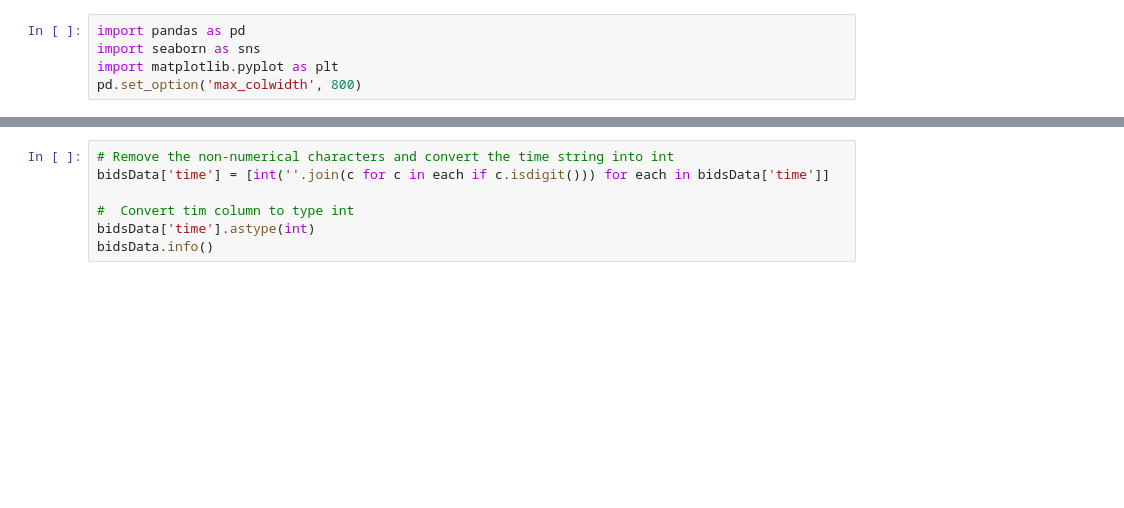
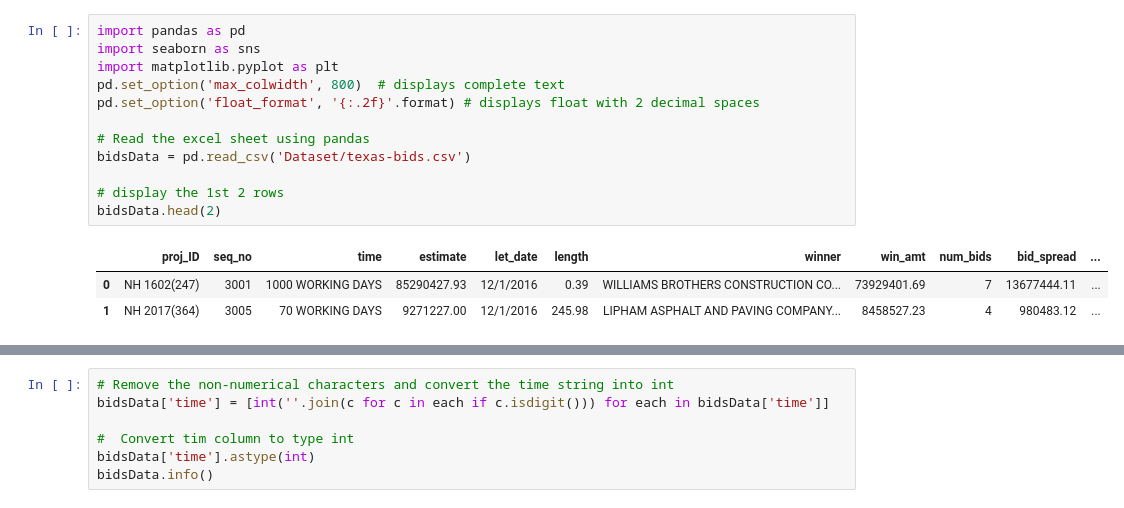
Before and after one commit to ruchigarg-DS/texas-bid-prediction, a Jupyter notebook: EDA.ipynb, the cells around one changed output, grey strips where cells are left out. Saved outputs shown, nothing was run; the diff lists cells and outputs as text; blank space fills up the shorter version.

```diff
--- a/EDA.ipynb
+++ b/EDA.ipynb
@@ -1,5 +1,16 @@
 # %%
 import pandas as pd
 import seaborn as sns
 import matplotlib.pyplot as plt
-pd.set_option('max_colwidth', 800)
+pd.set_option('max_colwidth', 800)  # displays complete text
+pd.set_option('float_format', '{:.2f}'.format) # displays float with 2 decimal spaces
+
+# Read the excel sheet using pandas
+bidsData = pd.read_csv('Dataset/texas-bids.csv')
+
+# display the 1st 2 rows
+bidsData.head(2)
+# %% [output]
+|  | proj_ID | seq_no | time | estimate | let_date | length | winner | win_amt | num_bids | bid_spread | ... |
+| 0 | NH 1602(247) | 3001 | 1000 WORKING DAYS | 85290427.93 | 12/1/2016 | 0.39 | WILLIAMS BROTHERS CONSTRUCTION CO... | 73929401.69 | 7 | 13677444.11 | ... |
+| 1 | NH 2017(364) | 3005 | 70 WORKING DAYS | 9271227.00 | 12/1/2016 | 245.98 | LIPHAM ASPHALT AND PAVING COMPANY... | 8458527.23 | 4 | 980483.12 | ... |
```
Also changed, not shown: parts of 18 cells of this notebook, 5 other files.
